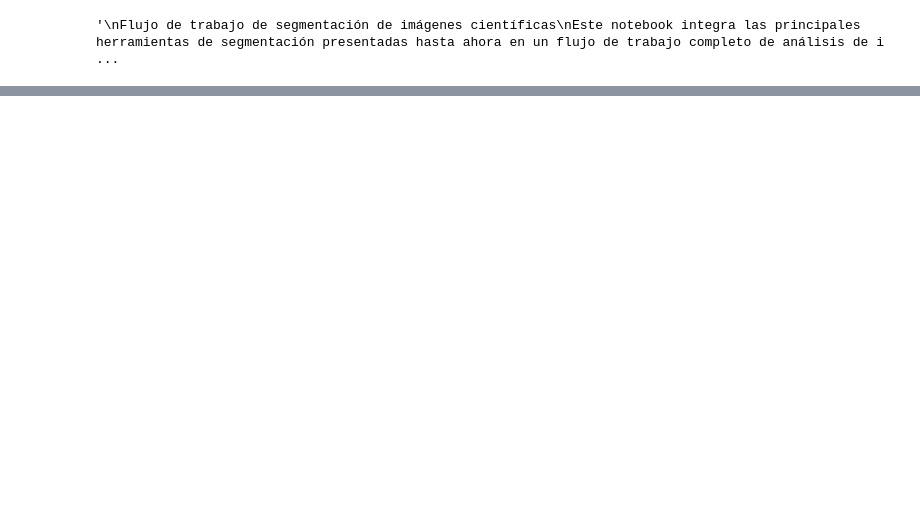
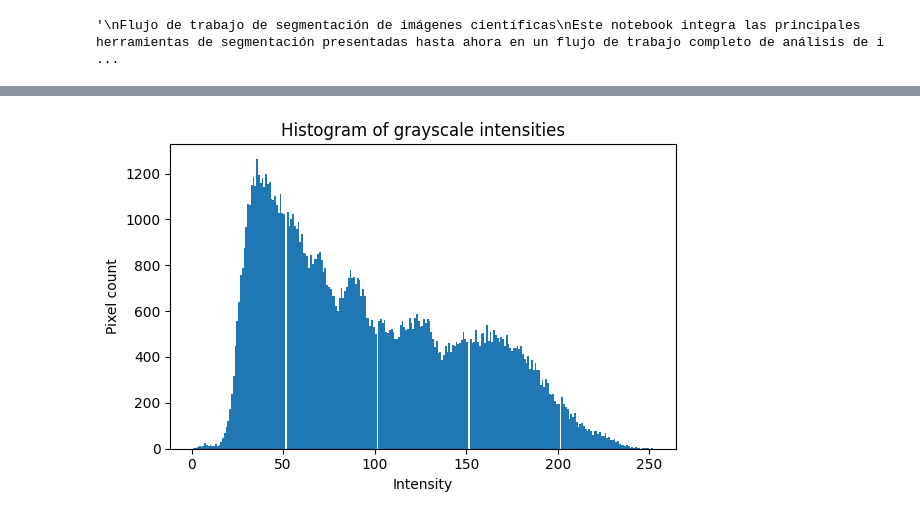
Before and after one commit to peterzm/ai-imaging-portfolio, a Jupyter notebook: 04_segmentation/notebooks/05_scientific_image_segmentation_pipeline.ipynb, the cells around one changed output, grey strips where cells are left out. Cells and saved outputs as stored; diff of their text form; code cells hidden in the pictures; blank space fills up the shorter version.

```diff
--- a/04_segmentation/notebooks/05_scientific_image_segmentation_pipeline.ipynb
+++ b/04_segmentation/notebooks/05_scientific_image_segmentation_pipeline.ipynb
@@ -66,0 +81,20 @@ def save_dataframe_csv(df, save_path):
+# %%
+"""
+Histograma de la imagen
+Antes de aplicar el umbral, es útil inspeccionar la distribución de intensidad de la escala de grises.
+"""
+plt.figure(figsize=(6, 4))
+plt.hist(image.ravel(), bins=256)
+plt.title("Histogram of grayscale intensities")
+plt.xlabel("Intensity")
+plt.ylabel("Pixel count")
+plt.tight_layout()
+
+plt.savefig(
+    "../figures/figures_segmantation_pipeline/02_histogram.png",
+    bbox_inches="tight",
+    dpi=300
+)
+plt.show()
+# %% [output]
+[figure, added]
```
Also changed, not shown: parts of 2 cells of this notebook, 3 other files.
